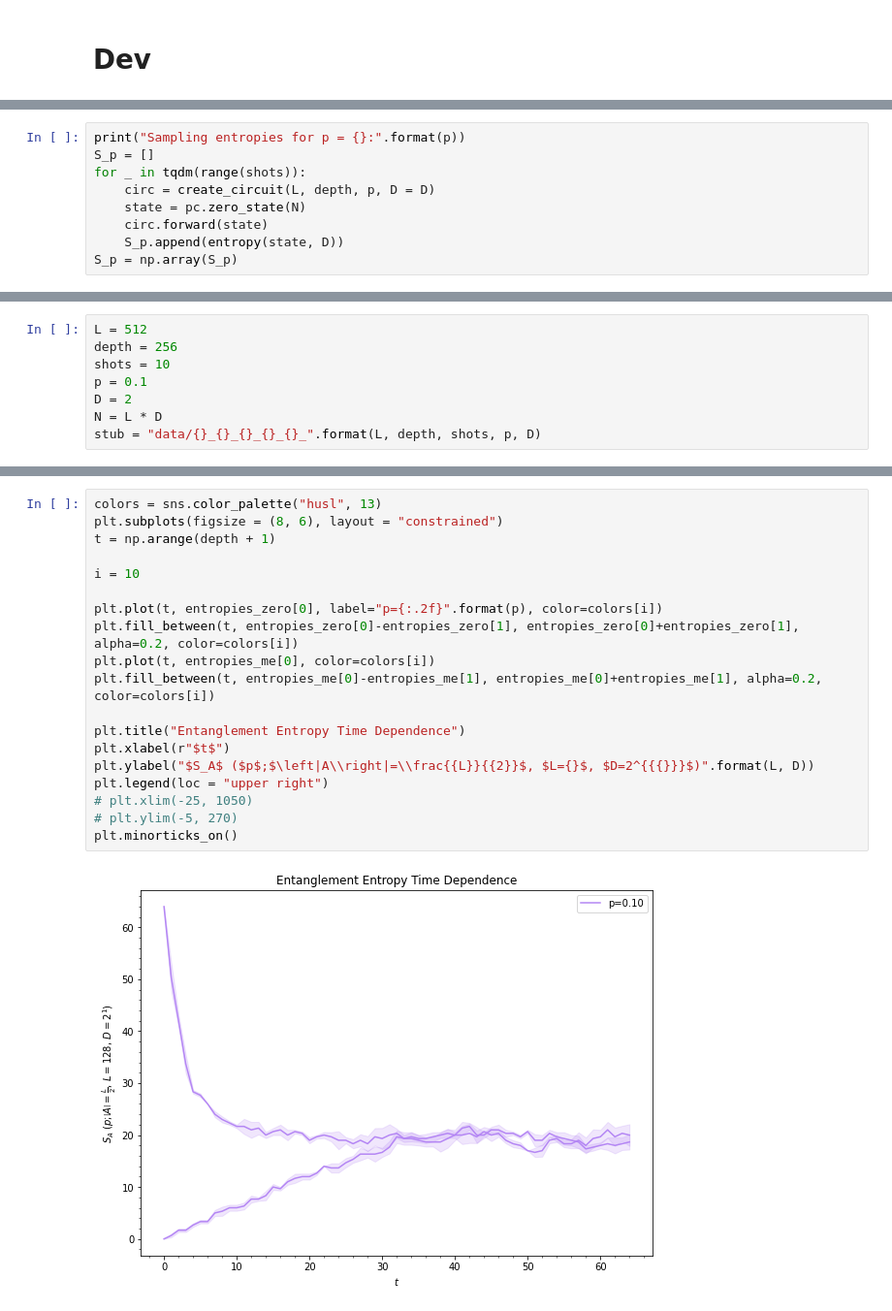
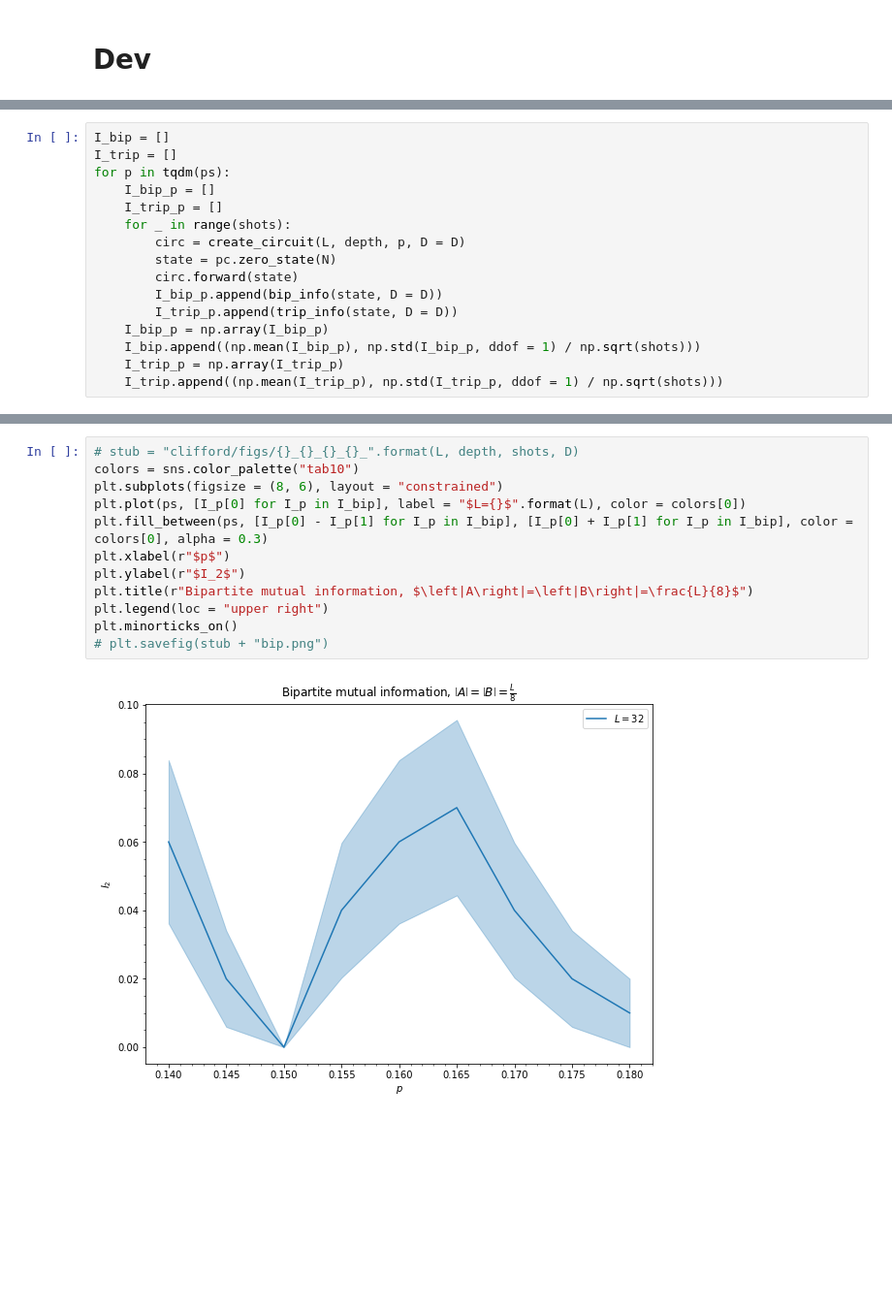
Before and after one commit to DanDan0101/clifford, a Jupyter notebook: dev_qudits.ipynb, the cells around one changed output, grey strips where cells are left out. Shown: that part at 97% size. Saved outputs shown, nothing was run; the diff lists cells and outputs as text; blank space fills up the shorter version.

Commit message:
Begin to develop mutual information

```diff
--- a/dev_qudits.ipynb
+++ b/dev_qudits.ipynb
@@ -220,9 +271,16 @@ N = L * D
 # %%
-print("Sampling entropies for p = {}:".format(p))
-S_p = []
-for _ in tqdm(range(shots)):
-    circ = create_circuit(L, depth, p, D = D)
-    state = pc.zero_state(N)
-    circ.forward(state)
-    S_p.append(entropy(state, D))
-S_p = np.array(S_p)
+I_bip = []
+I_trip = []
+for p in tqdm(ps):
+    I_bip_p = []
+    I_trip_p = []
+    for _ in range(shots):
+        circ = create_circuit(L, depth, p, D = D)
+        state = pc.zero_state(N)
+        circ.forward(state)
+        I_bip_p.append(bip_info(state, D = D))
+        I_trip_p.append(trip_info(state, D = D))
+    I_bip_p = np.array(I_bip_p)
+    I_bip.append((np.mean(I_bip_p), np.std(I_bip_p, ddof = 1) / np.sqrt(shots)))
+    I_trip_p = np.array(I_trip_p)
+    I_trip.append((np.mean(I_trip_p), np.std(I_trip_p, ddof = 1) / np.sqrt(shots)))
@@ -254,8 +286,0 @@ plt.grid(linestyle = ":")
-# %%
-L = 512
-depth = 256
-shots = 10
-p = 0.1
-D = 2
-N = L * D
-stub = "data/{}_{}_{}_{}_{}_".format(L, depth, shots, p, D)
@@ -269,21 +287,14 @@ Evolving entropies for p = 0.1:
-# %%
-colors = sns.color_palette("husl", 13)
-plt.subplots(figsize = (8, 6), layout = "constrained")
-t = np.arange(depth + 1)
-
-i = 10
-
-plt.plot(t, entropies_zero[0], label="p={:.2f}".format(p), color=colors[i])
-plt.fill_between(t, entropies_zero[0]-entropies_zero[1], entropies_zero[0]+entropies_zero[1], alpha=0.2, color=colors[i])
-plt.plot(t, entropies_me[0], color=colors[i])
-plt.fill_between(t, entropies_me[0]-entropies_me[1], entropies_me[0]+entropies_me[1], alpha=0.2, color=colors[i])
-
-plt.title("Entanglement Entropy Time Dependence")
-plt.xlabel(r"$t$")
-plt.ylabel("$S_A$ ($p$;$\left|A\\right|=\\frac{{L}}{{2}}$, $L={}$, $D=2^{{{}}}$)".format(L, D))
-plt.legend(loc = "upper right")
-# plt.xlim(-25, 1050)
-# plt.ylim(-5, 270)
-plt.minorticks_on()
-# %% [output]
-[figure, removed]
+# %%
+# stub = "clifford/figs/{}_{}_{}_{}_".format(L, depth, shots, D)
+colors = sns.color_palette("tab10")
+plt.subplots(figsize = (8, 6), layout = "constrained")
+plt.plot(ps, [I_p[0] for I_p in I_bip], label = "$L={}$".format(L), color = colors[0])
+plt.fill_between(ps, [I_p[0] - I_p[1] for I_p in I_bip], [I_p[0] + I_p[1] for I_p in I_bip], color = colors[0], alpha = 0.3)
+plt.xlabel(r"$p$")
+plt.ylabel(r"$I_2$")
+plt.title(r"Bipartite mutual information, $\left|A\right|=\left|B\right|=\frac{L}{8}$")
+plt.legend(loc = "upper right")
+plt.minorticks_on()
+# plt.savefig(stub + "bip.png")
+# %% [output]
+[figure, added]
```
Also changed, not shown: parts of 12 cells of this notebook, 2 other files.
